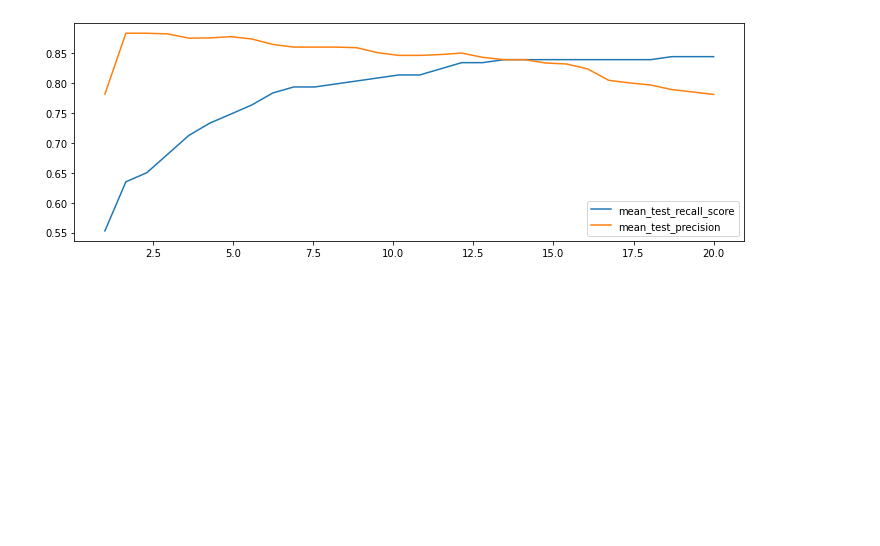
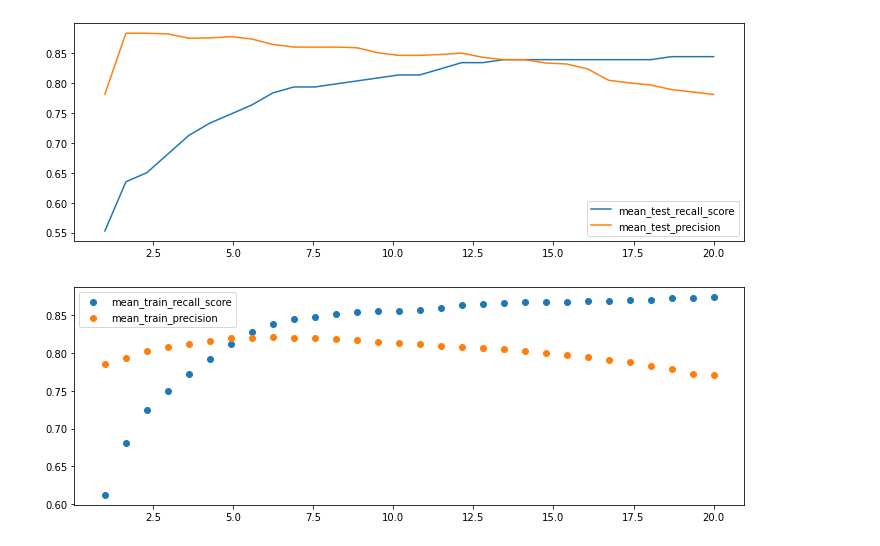
Before and after one commit to Odellc/scikit_learn, a Jupyter notebook: scikit_learn.ipynb, the cells around one changed output. Drawn from its saved outputs; the diff is of its cells as text; code cells hidden in the pictures; blank space fills up the shorter version.

Commit message:
add train and test comparison plots

```diff
--- a/scikit_learn.ipynb
+++ b/scikit_learn.ipynb
@@ -326,3 +326,12 @@ for score in ['mean_test_recall_score', 'mean_test_precision']:
 plt.legend();
 # %% [output]
 [figure]
+# %%
+plt.figure(figsize=(12, 4))
+
+for score in ['mean_train_recall_score', 'mean_train_precision']:
+    plt.scatter(x=[_[1] for _ in df["param_class_weight"]], y=df[score.replace('test', 'train')], label=score)
+
+plt.legend();
+# %% [output]
+[figure, added]
```
